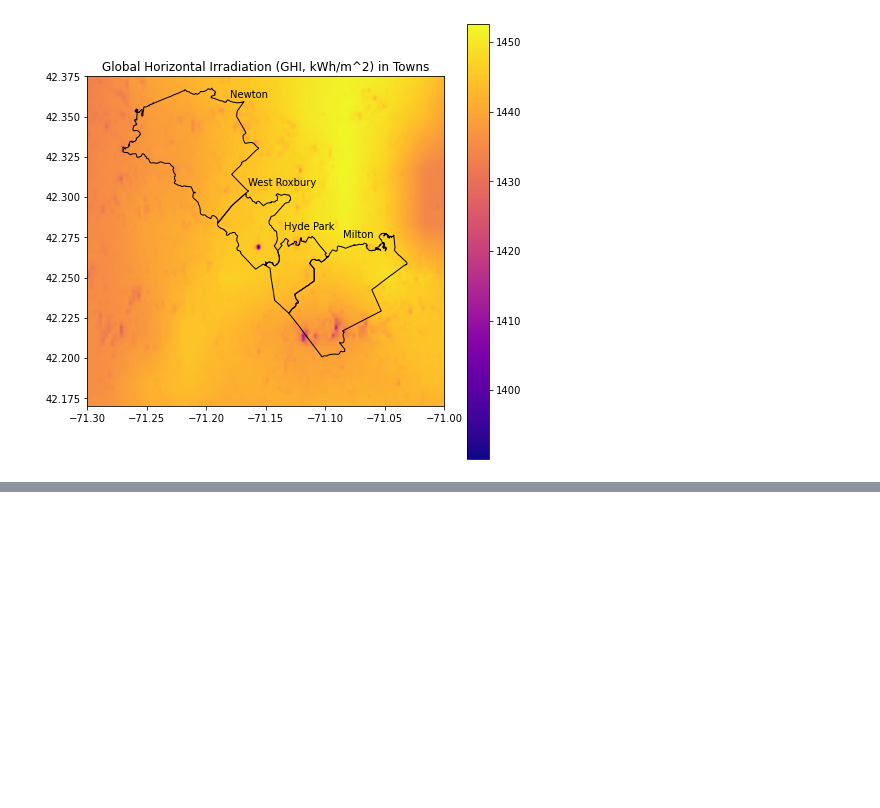
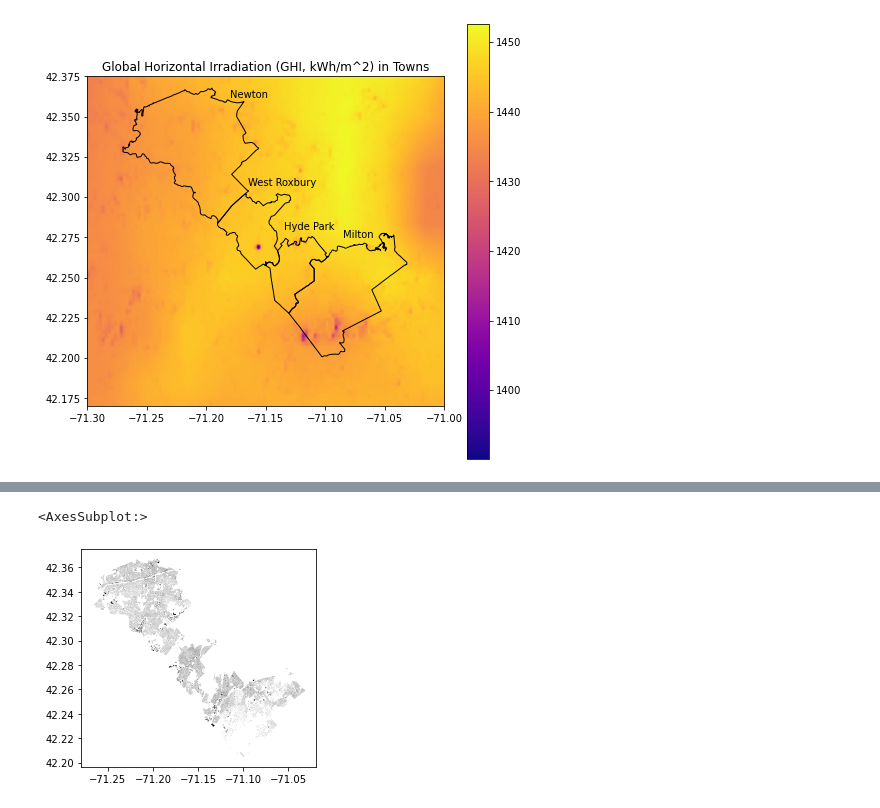
Before and after one commit to ghostpress/ma-solar, a Jupyter notebook: code/initViz.ipynb, the cells around one changed output, grey strips where cells are left out. Drawn from its saved outputs; the diff is of its cells as text; code cells hidden in the pictures; blank space fills up the shorter version.

```diff
--- a/code/initViz.ipynb
+++ b/code/initViz.ipynb
@@ -664,0 +615,5 @@ roofs
+# %%
+roofs.plot(color='black')
+# %% [output]
+<AxesSubplot:>
+[figure, added]
```
Also changed, not shown: parts of 50 cells of this notebook.
